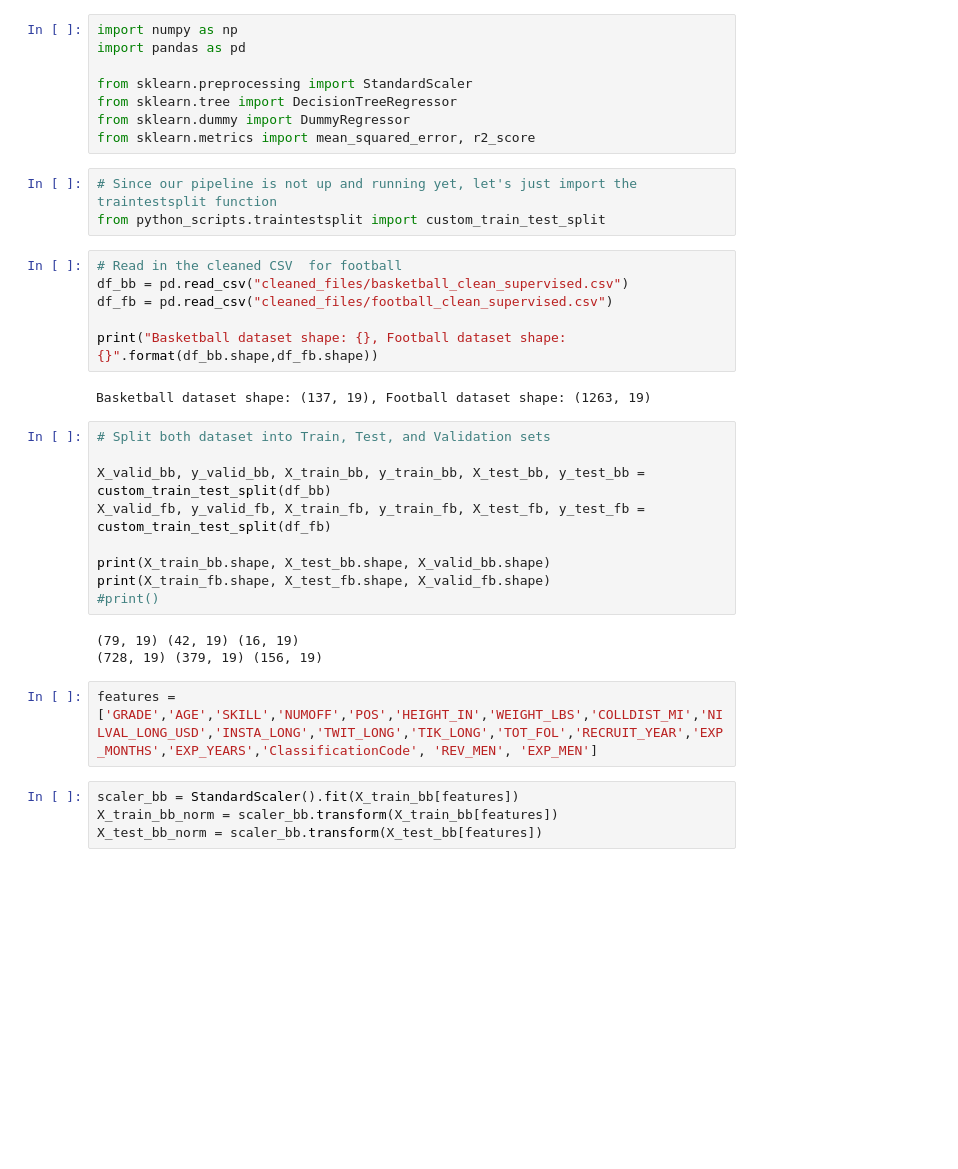
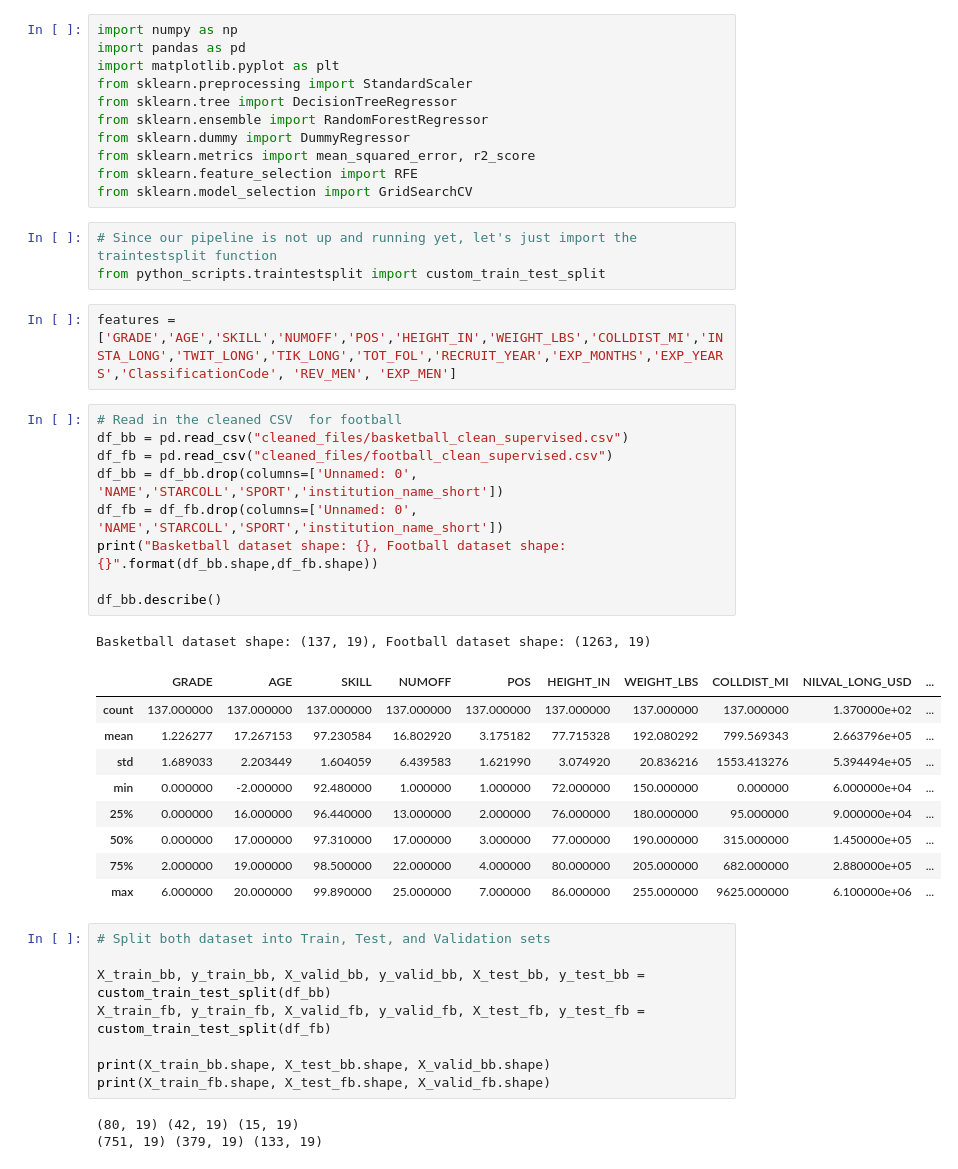
Before and after one commit to mvizzini951/MS2_NIL, a Jupyter notebook: supervised_cmf.ipynb, the cells around one changed output. Saved outputs shown, nothing was run; the diff lists cells and outputs as text; blank space fills up the shorter version.

```diff
--- a/supervised_cmf.ipynb
+++ b/supervised_cmf.ipynb
@@ -1,37 +1,47 @@
 # %%
 import numpy as np
 import pandas as pd
-
+import matplotlib.pyplot as plt
 from sklearn.preprocessing import StandardScaler
 from sklearn.tree import DecisionTreeRegressor
+from sklearn.ensemble import RandomForestRegressor
 from sklearn.dummy import DummyRegressor
 from sklearn.metrics import mean_squared_error, r2_score
+from sklearn.feature_selection import RFE
+from sklearn.model_selection import GridSearchCV
 # %%
 # Since our pipeline is not up and running yet, let's just import the traintestsplit function
 from python_scripts.traintestsplit import custom_train_test_split
+# %%
+features = ['GRADE','AGE','SKILL','NUMOFF','POS','HEIGHT_IN','WEIGHT_LBS','COLLDIST_MI','INSTA_LONG','TWIT_LONG','TIK_LONG','TOT_FOL','RECRUIT_YEAR','EXP_MONTHS','EXP_YEARS','ClassificationCode', 'REV_MEN', 'EXP_MEN']
 # %%
 # Read in the cleaned CSV  for football
 df_bb = pd.read_csv("cleaned_files/basketball_clean_supervised.csv")
 df_fb = pd.read_csv("cleaned_files/football_clean_supervised.csv")
+df_bb = df_bb.drop(columns=['Unnamed: 0', 'NAME','STARCOLL','SPORT','institution_name_short'])
+df_fb = df_fb.drop(columns=['Unnamed: 0', 'NAME','STARCOLL','SPORT','institution_name_short'])
+print("Basketball dataset shape: {}, Football dataset shape: {}".format(df_bb.shape,df_fb.shape))
 
-print("Basketball dataset shape: {}, Football dataset shape: {}".format(df_bb.shape,df_fb.shape))
+df_bb.describe()
 # %% [output]
 Basketball dataset shape: (137, 19), Football dataset shape: (1263, 19)
+|  | GRADE | AGE | SKILL | NUMOFF | POS | HEIGHT_IN | WEIGHT_LBS | COLLDIST_MI | NILVAL_LONG_USD | ... |
+| count | 137.000000 | 137.000000 | 137.000000 | 137.000000 | 137.000000 | 137.000000 | 137.000000 | 137.000000 | 1.370000e+02 | ... |
+| mean | 1.226277 | 17.267153 | 97.230584 | 16.802920 | 3.175182 | 77.715328 | 192.080292 | 799.569343 | 2.663796e+05 | ... |
+| std | 1.689033 | 2.203449 | 1.604059 | 6.439583 | 1.621990 | 3.074920 | 20.836216 | 1553.413276 | 5.394494e+05 | ... |
+| min | 0.000000 | -2.000000 | 92.480000 | 1.000000 | 1.000000 | 72.000000 | 150.000000 | 0.000000 | 6.000000e+04 | ... |
+| 25% | 0.000000 | 16.000000 | 96.440000 | 13.000000 | 2.000000 | 76.000000 | 180.000000 | 95.000000 | 9.000000e+04 | ... |
+| 50% | 0.000000 | 17.000000 | 97.310000 | 17.000000 | 3.000000 | 77.000000 | 190.000000 | 315.000000 | 1.450000e+05 | ... |
+| 75% | 2.000000 | 19.000000 | 98.500000 | 22.000000 | 4.000000 | 80.000000 | 205.000000 | 682.000000 | 2.880000e+05 | ... |
+| max | 6.000000 | 20.000000 | 99.890000 | 25.000000 | 7.000000 | 86.000000 | 255.000000 | 9625.000000 | 6.100000e+06 | ... |
 # %%
 # Split both dataset into Train, Test, and Validation sets
 
-X_valid_bb, y_valid_bb, X_train_bb, y_train_bb, X_test_bb, y_test_bb = custom_train_test_split(df_bb)
-X_valid_fb, y_valid_fb, X_train_fb, y_train_fb, X_test_fb, y_test_fb = custom_train_test_split(df_fb)
+X_train_bb, y_train_bb, X_valid_bb, y_valid_bb, X_test_bb, y_test_bb = custom_train_test_split(df_bb)
+X_train_fb, y_train_fb, X_valid_fb, y_valid_fb, X_test_fb, y_test_fb = custom_train_test_split(df_fb)
 
 print(X_train_bb.shape, X_test_bb.shape, X_valid_bb.shape)
 print(X_train_fb.shape, X_test_fb.shape, X_valid_fb.shape)
-#print()
 # %% [output]
-(79, 19) (42, 19) (16, 19)
-(728, 19) (379, 19) (156, 19)
+(80, 19) (42, 19) (15, 19)
+(751, 19) (379, 19) (133, 19)
-# %%
-features = ['GRADE','AGE','SKILL','NUMOFF','POS','HEIGHT_IN','WEIGHT_LBS','COLLDIST_MI','NILVAL_LONG_USD','INSTA_LONG','TWIT_LONG','TIK_LONG','TOT_FOL','RECRUIT_YEAR','EXP_MONTHS','EXP_YEARS','ClassificationCode', 'REV_MEN', 'EXP_MEN']
-# %%
-scaler_bb = StandardScaler().fit(X_train_bb[features])
-X_train_bb_norm = scaler_bb.transform(X_train_bb[features])
-X_test_bb_norm = scaler_bb.transform(X_test_bb[features])
```
Also changed, not shown: parts of 10 cells of this notebook, 4 other files.
